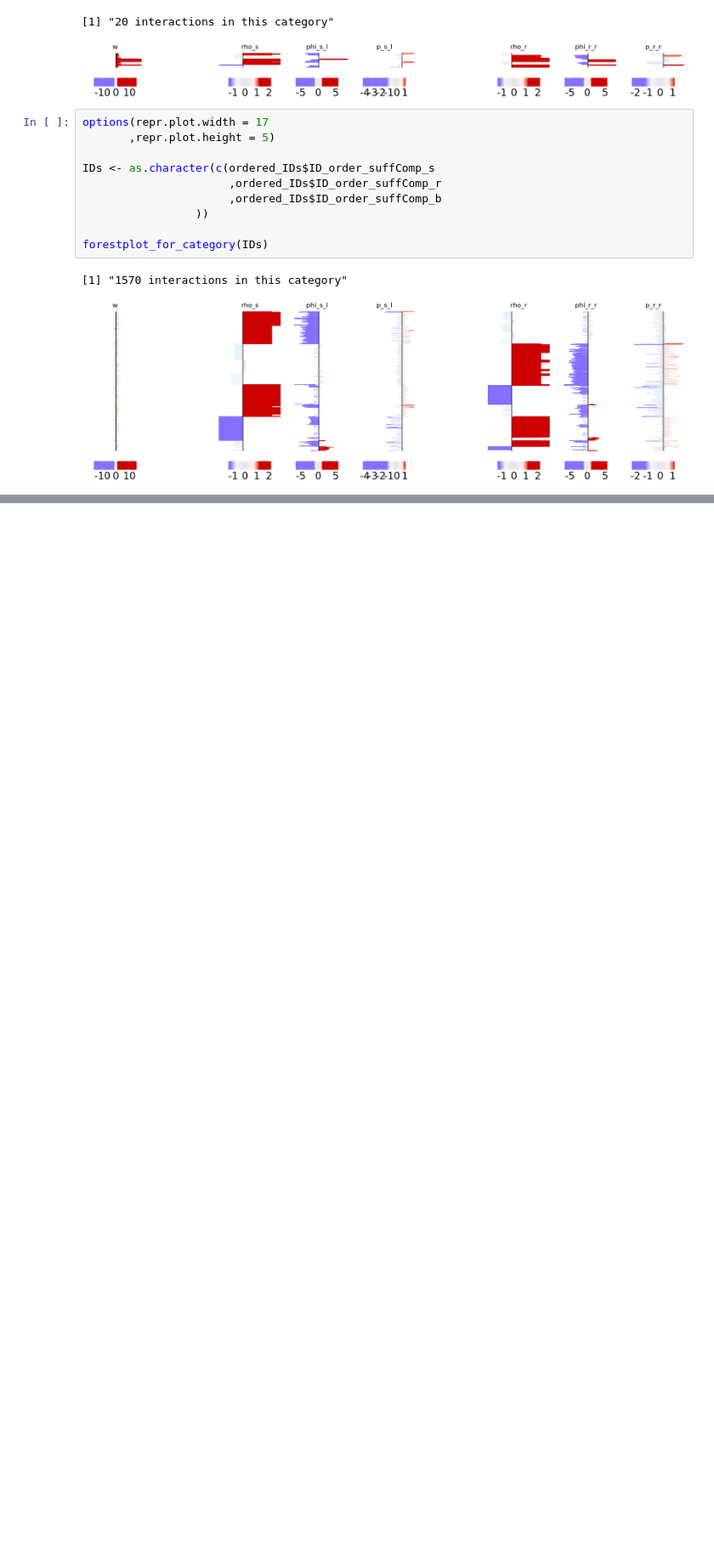
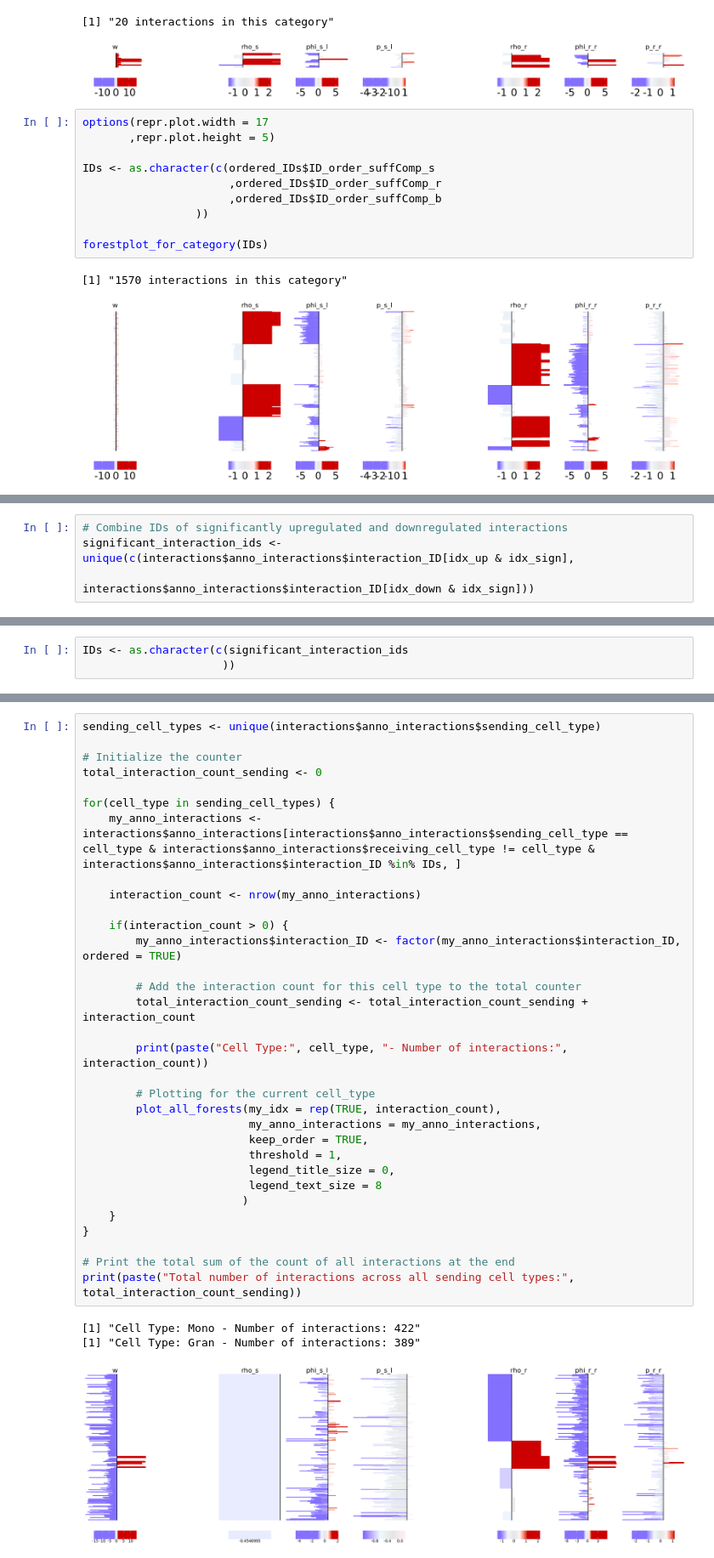
Before and after one commit to SoloveyMaria/community, a Jupyter notebook: docs/showcase_notebooks/Lasry/visualization.ipynb, the cells around one changed output, grey strips where cells are left out. Shown at 85% size. Drawn from its saved outputs; the diff is of its cells as text; blank space fills up the shorter version.

```diff
--- a/docs/showcase_notebooks/Lasry/visualization.ipynb
+++ b/docs/showcase_notebooks/Lasry/visualization.ipynb
@@ -521,0 +627,4 @@ locale:
+# %%
+# Combine IDs of significantly upregulated and downregulated interactions
+significant_interaction_ids <- unique(c(interactions$anno_interactions$interaction_ID[idx_up & idx_sign],
+                                       interactions$anno_interactions$interaction_ID[idx_down & idx_sign]))
@@ -521,0 +635,3 @@ locale:
+# %%
+IDs <- as.character(c(significant_interaction_ids
+                     ))
@@ -521,0 +640,36 @@ locale:
+# %%
+sending_cell_types <- unique(interactions$anno_interactions$sending_cell_type)
+
+# Initialize the counter
+total_interaction_count_sending <- 0
+
+for(cell_type in sending_cell_types) {
+    my_anno_interactions <- interactions$anno_interactions[interactions$anno_interactions$sending_cell_type == cell_type & interactions$anno_interactions$receiving_cell_type != cell_type & interactions$anno_interactions$interaction_ID %in% IDs, ]
+
+    interaction_count <- nrow(my_anno_interactions)
+
+    if(interaction_count > 0) {
+        my_anno_interactions$interaction_ID <- factor(my_anno_interactions$interaction_ID, ordered = TRUE)
+
+        # Add the interaction count for this cell type to the total counter
+        total_interaction_count_sending <- total_interaction_count_sending + interaction_count
+
+        print(paste("Cell Type:", cell_type, "- Number of interactions:", interaction_count))
+
+        # Plotting for the current cell_type
+        plot_all_forests(my_idx = rep(TRUE, interaction_count),
+                         my_anno_interactions = my_anno_interactions,
+                         keep_order = TRUE,
+                         threshold = 1,
+                         legend_title_size = 0,
+                         legend_text_size = 8
+                        )
+    }
+}
+
+# Print the total sum of the count of all interactions at the end
+print(paste("Total number of interactions across all sending cell types:", total_interaction_count_sending))
+# %% [output]
+[1] "Cell Type: Mono - Number of interactions: 422"
+[1] "Cell Type: Gran - Number of interactions: 389"
+[figure, added]
```
Also changed, not shown: parts of 29 cells of this notebook, 11 other files.
